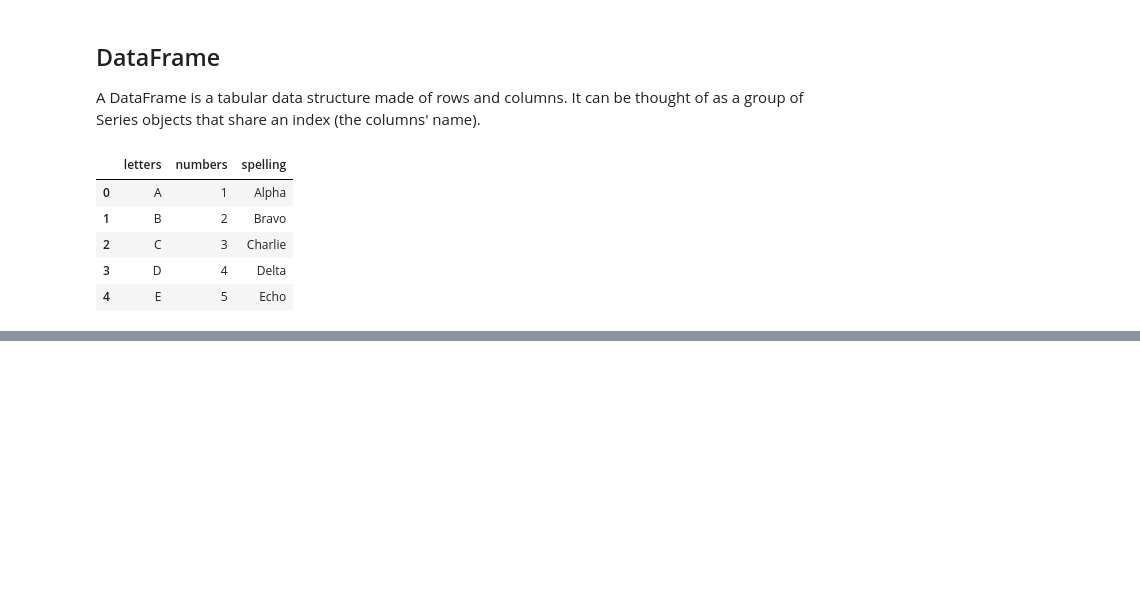
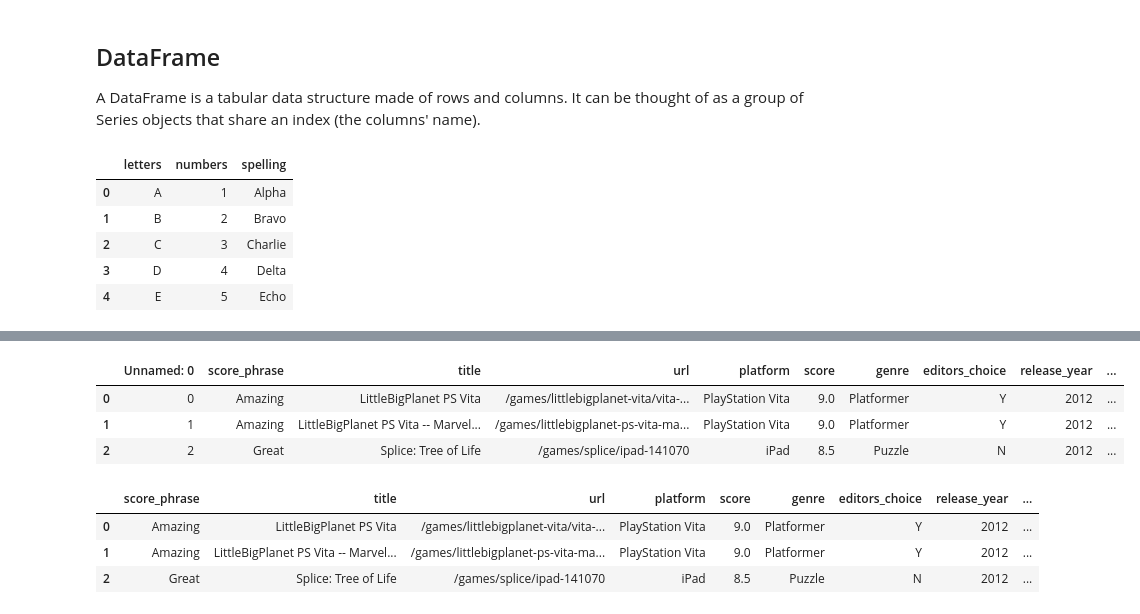
Before and after one commit to Devid-developer/Unsupervised-Learning, a Jupyter notebook: labs/IntroToPandas.ipynb, the cells around one changed output, grey strips where cells are left out. Drawn from its saved outputs; the diff is of its cells as text; code cells hidden in the pictures; blank space fills up the shorter version.

```diff
--- a/labs/IntroToPandas.ipynb
+++ b/labs/IntroToPandas.ipynb
@@ -149,0 +175,18 @@ lett_num_df
+# %%
+# import csv dataset
+path_csv = 'https://raw.githubusercontent.com/GaiaSaveri/intro-to-ml/main/data/ign.csv'
+reviews = pd.read_csv(path_csv)
+reviews.head(3)
+# %% [output]
+|  | Unnamed: 0 | score_phrase | title | url | platform | score | genre | editors_choice | release_year | ... |
+| 0 | 0 | Amazing | LittleBigPlanet PS Vita | /games/littlebigplanet-vita/vita-... | PlayStation Vita | 9.0 | Platformer | Y | 2012 | ... |
+| 1 | 1 | Amazing | LittleBigPlanet PS Vita -- Marvel... | /games/littlebigplanet-ps-vita-ma... | PlayStation Vita | 9.0 | Platformer | Y | 2012 | ... |
+| 2 | 2 | Great | Splice: Tree of Life | /games/splice/ipad-141070 | iPad | 8.5 | Puzzle | N | 2012 | ... |
+# %%
+reviews = reviews.iloc[:, 1:]  # remove first column
+reviews.head(3)
+# %% [output]
+|  | score_phrase | title | url | platform | score | genre | editors_choice | release_year | ... |
+| 0 | Amazing | LittleBigPlanet PS Vita | /games/littlebigplanet-vita/vita-... | PlayStation Vita | 9.0 | Platformer | Y | 2012 | ... |
+| 1 | Amazing | LittleBigPlanet PS Vita -- Marvel... | /games/littlebigplanet-ps-vita-ma... | PlayStation Vita | 9.0 | Platformer | Y | 2012 | ... |
+| 2 | Great | Splice: Tree of Life | /games/splice/ipad-141070 | iPad | 8.5 | Puzzle | N | 2012 | ... |
```
Also changed, not shown: parts of 15 cells of this notebook.
